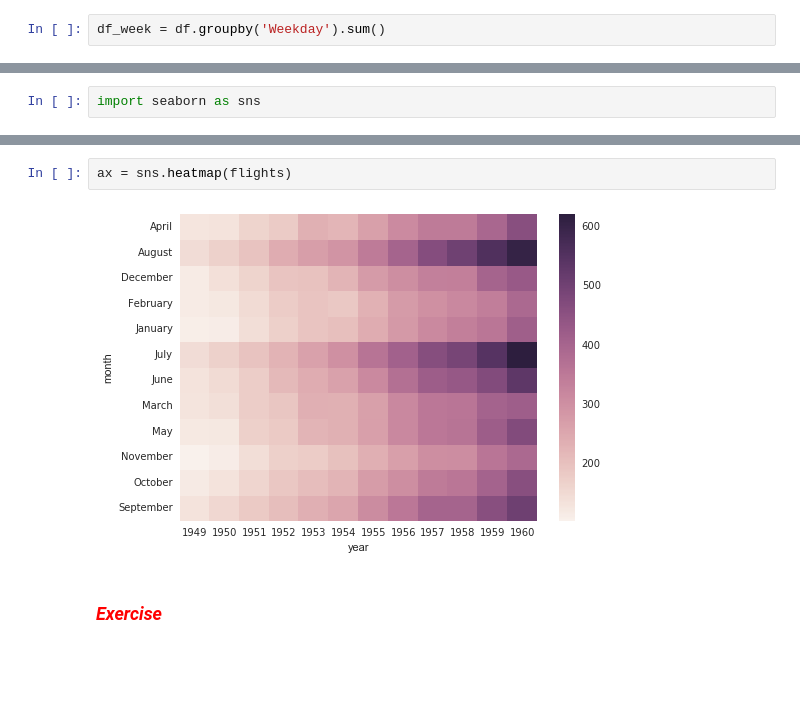
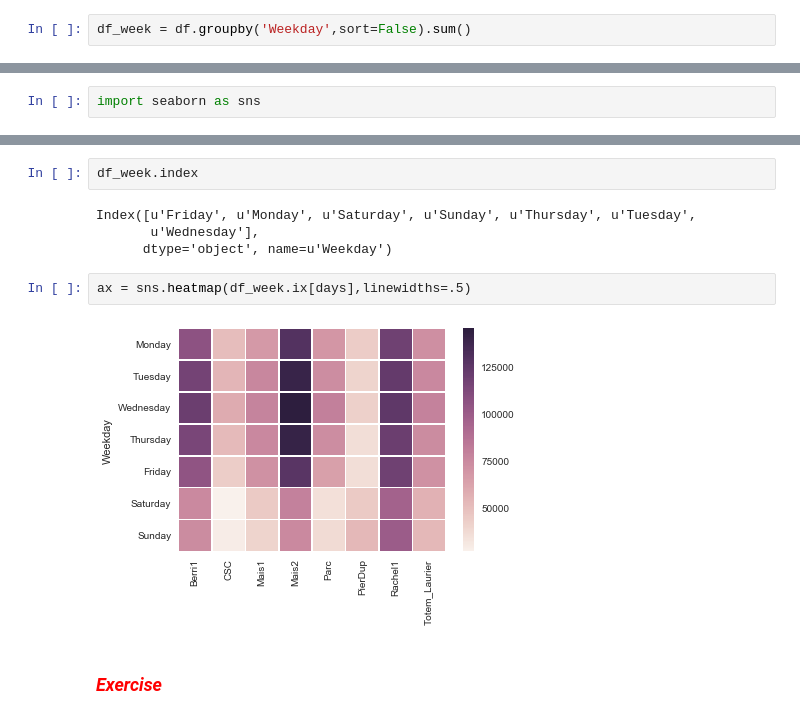
Before and after one commit to coderefinery/jupyter-retired, a Jupyter notebook: 02_dataexplore.ipynb, the cells around one changed output, grey strips where cells are left out. Drawn from its saved outputs; the diff is of its cells as text; blank space fills up the shorter version.

```diff
--- a/02_dataexplore.ipynb
+++ b/02_dataexplore.ipynb
@@ -87,5 +104,5 @@ df['Weekday'] = days[df.index.weekday]
 # %%
-df_week = df.groupby('Weekday').sum()
+df_week = df.groupby('Weekday',sort=False).sum()
 # %%
 df_week
 # %% [output]
@@ -179,7 +155,13 @@ flights
+# %%
+df_week.index
+# %% [output]
+Index([u'Friday', u'Monday', u'Saturday', u'Sunday', u'Thursday', u'Tuesday',
+       u'Wednesday'],
+      dtype='object', name=u'Weekday')
 # %%
-ax = sns.heatmap(flights)
+ax = sns.heatmap(df_week.ix[days],linewidths=.5)
 # %% [output]
-[figure, old version]
+[figure, new version]
 # %% [markdown]
 ### <font color="red"> *Exercise* </font>
 # %% [markdown]
```
Also changed, not shown: parts of 27 cells of this notebook.
